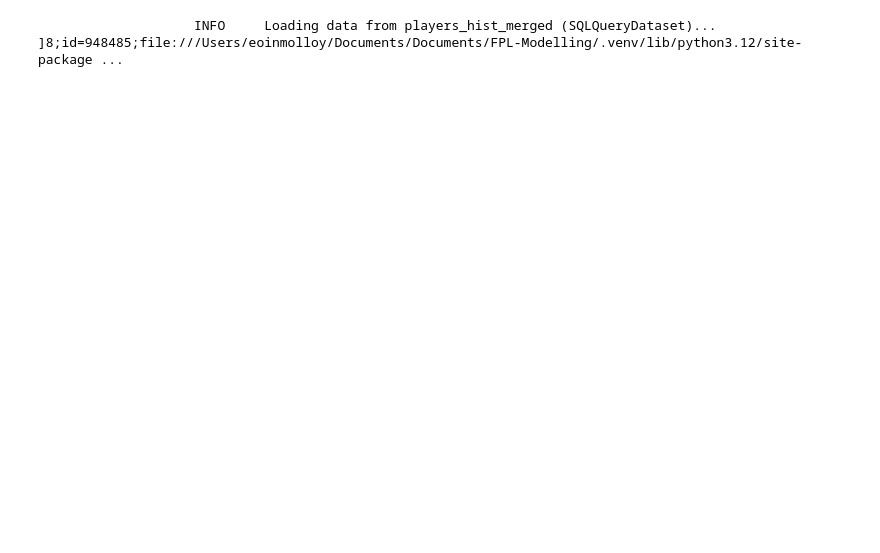
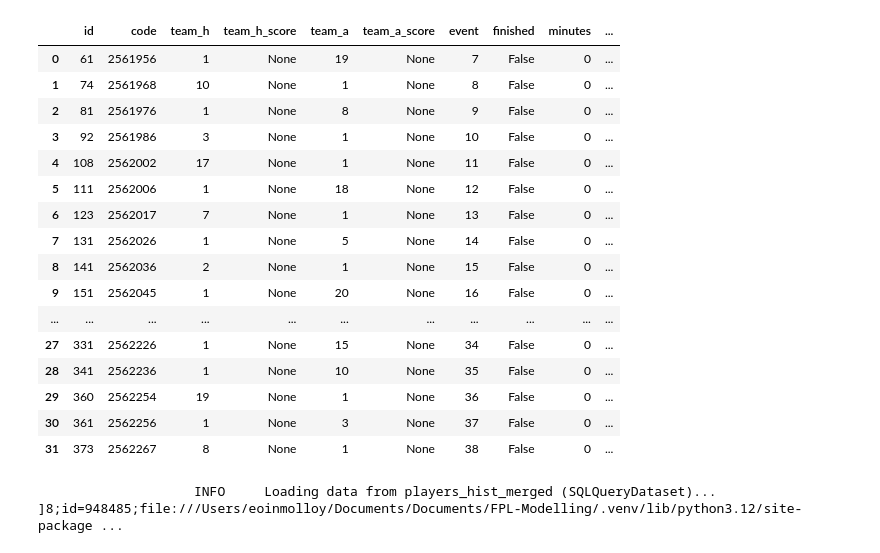
Before and after one commit to emolloy123/FPL-Modelling, a Jupyter notebook: fpl-modelling/notebooks/test.ipynb, the cells around one changed output. Drawn from its saved outputs; the diff is of its cells as text; code cells hidden in the pictures; blank space fills up the shorter version.

Commit message:
add transfer optimizer

```diff
--- a/fpl-modelling/notebooks/test.ipynb
+++ b/fpl-modelling/notebooks/test.ipynb
@@ -18,0 +45,2 @@
+# %%
+x = catalog.load("players_merged")
@@ -18,0 +49,2 @@
+# %%
+p_hist = catalog.load("players_hist_merged")
@@ -18,0 +71,2 @@
+# %%
+team_id = catalog.load("params:my_team_id")
@@ -18,0 +75,4 @@
+# %%
+client = FPLClient()
+r_new = client.get_team_on_gameweek(team_id, 1)
+r = client.get_team_transfers(team_id)
@@ -18,0 +157,4 @@
+# %%
+import pandas as pd
+pd.json_normalize(r['fixtures']).sort_values(by='event')
+# %% [output]
@@ -19,3 +162,20 @@
+|  | id | code | team_h | team_h_score | team_a | team_a_score | event | finished | minutes | ... |
+| 0 | 61 | 2561956 | 1 | None | 19 | None | 7 | False | 0 | ... |
+| 1 | 74 | 2561968 | 10 | None | 1 | None | 8 | False | 0 | ... |
+| 2 | 81 | 2561976 | 1 | None | 8 | None | 9 | False | 0 | ... |
+| 3 | 92 | 2561986 | 3 | None | 1 | None | 10 | False | 0 | ... |
+| 4 | 108 | 2562002 | 17 | None | 1 | None | 11 | False | 0 | ... |
+| 5 | 111 | 2562006 | 1 | None | 18 | None | 12 | False | 0 | ... |
+| 6 | 123 | 2562017 | 7 | None | 1 | None | 13 | False | 0 | ... |
+| 7 | 131 | 2562026 | 1 | None | 5 | None | 14 | False | 0 | ... |
+| 8 | 141 | 2562036 | 2 | None | 1 | None | 15 | False | 0 | ... |
+| 9 | 151 | 2562045 | 1 | None | 20 | None | 16 | False | 0 | ... |
+| ... | ... | ... | ... | ... | ... | ... | ... | ... | ... | ... |
+| 27 | 331 | 2562226 | 1 | None | 15 | None | 34 | False | 0 | ... |
+| 28 | 341 | 2562236 | 1 | None | 10 | None | 35 | False | 0 | ... |
+| 29 | 360 | 2562254 | 19 | None | 1 | None | 36 | False | 0 | ... |
+| 30 | 361 | 2562256 | 1 | None | 3 | None | 37 | False | 0 | ... |
+| 31 | 373 | 2562267 | 8 | None | 1 | None | 38 | False | 0 | ... |
 # %%
 p_hist = catalog.load("players_hist_merged")
 # %% [output]
```
Also changed, not shown: parts of 13 cells of this notebook, 25 other files.
